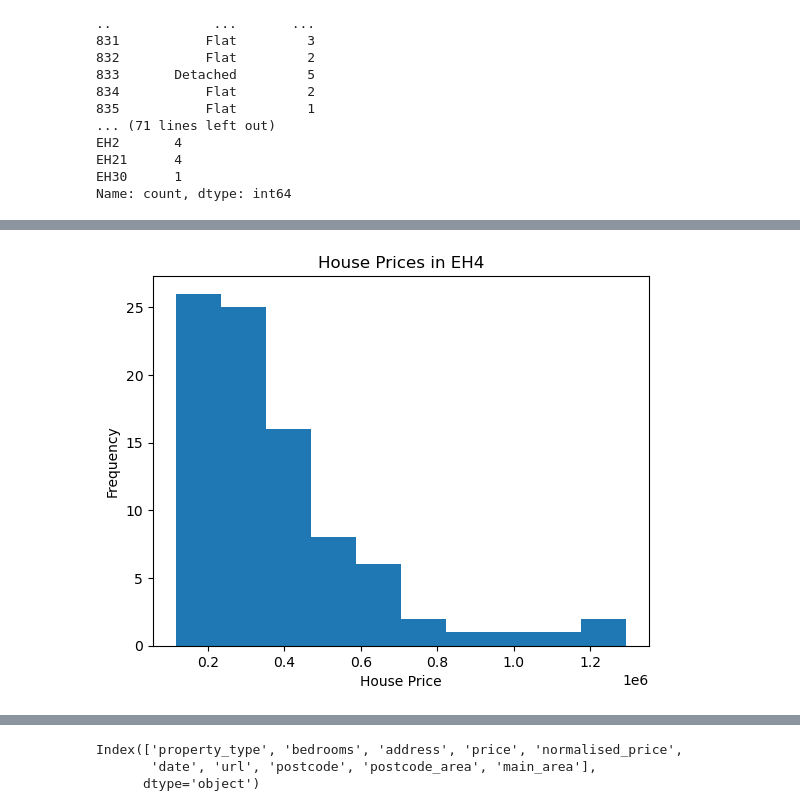
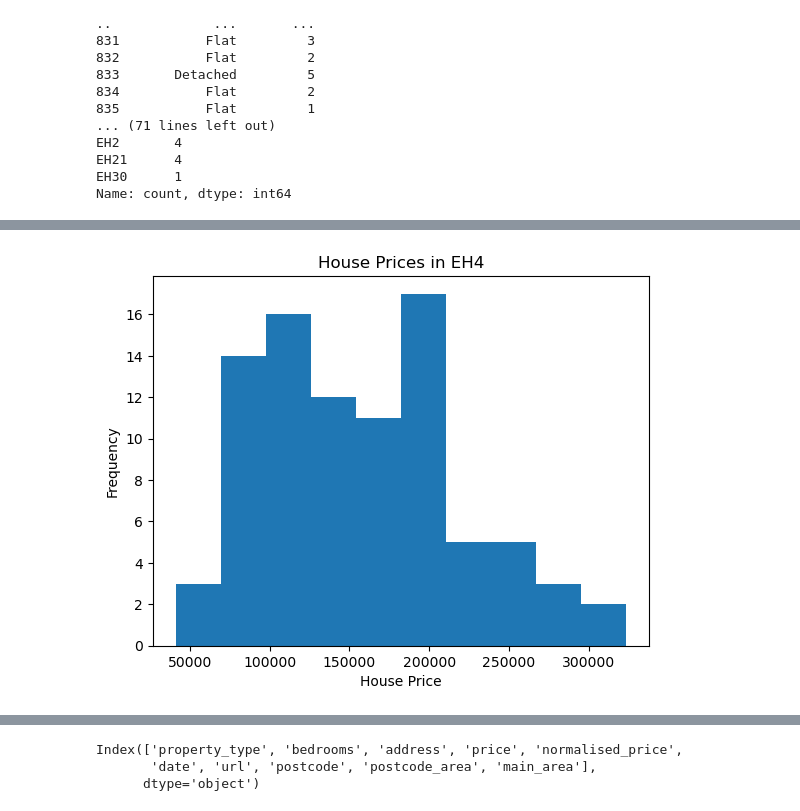
Before and after one commit to Pakalakadingdong1/DPSS-May-26-Submission, a Jupyter notebook: python_scripts/Python_Hypothesis_Test_Script-checkpoint.ipynb, the cells around one changed output, grey strips where cells are left out. Drawn from its saved outputs; the diff is of its cells as text; code cells hidden in the pictures.

```diff
--- a/python_scripts/Python_Hypothesis_Test_Script-checkpoint.ipynb
+++ b/python_scripts/Python_Hypothesis_Test_Script-checkpoint.ipynb
@@ -55,19 +57,19 @@ EH9               25  199178.520000  160000.0   95205.536202   50432   427500
 # %%
 postcode = "EH4"
 
 prices = df[
     df["postcode_area"] == postcode
-]["price"].dropna()
+]["normalised_price"].dropna()
 
 plt.hist(prices, bins=10)
 
 plt.xlabel("House Price")
 plt.ylabel("Frequency")
 plt.title(f"House Prices in {postcode}")
 
 plt.show()
 # %% [output]
-[figure, old version]
+[figure, new version]
 # %%
 postcode_areas = df["postcode_area"].dropna().unique()
 
```
Also changed, not shown: parts of 11 cells of this notebook.
